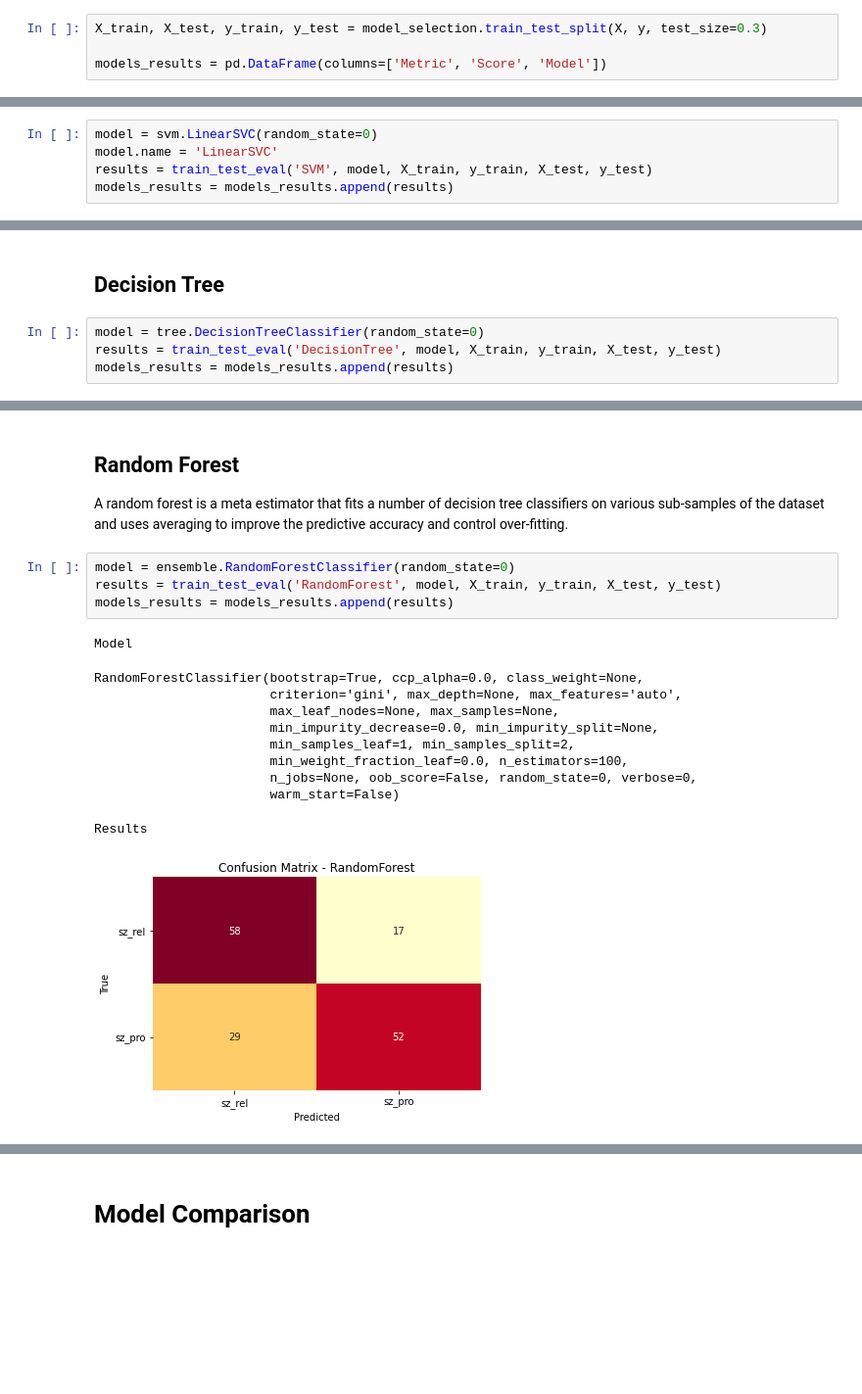
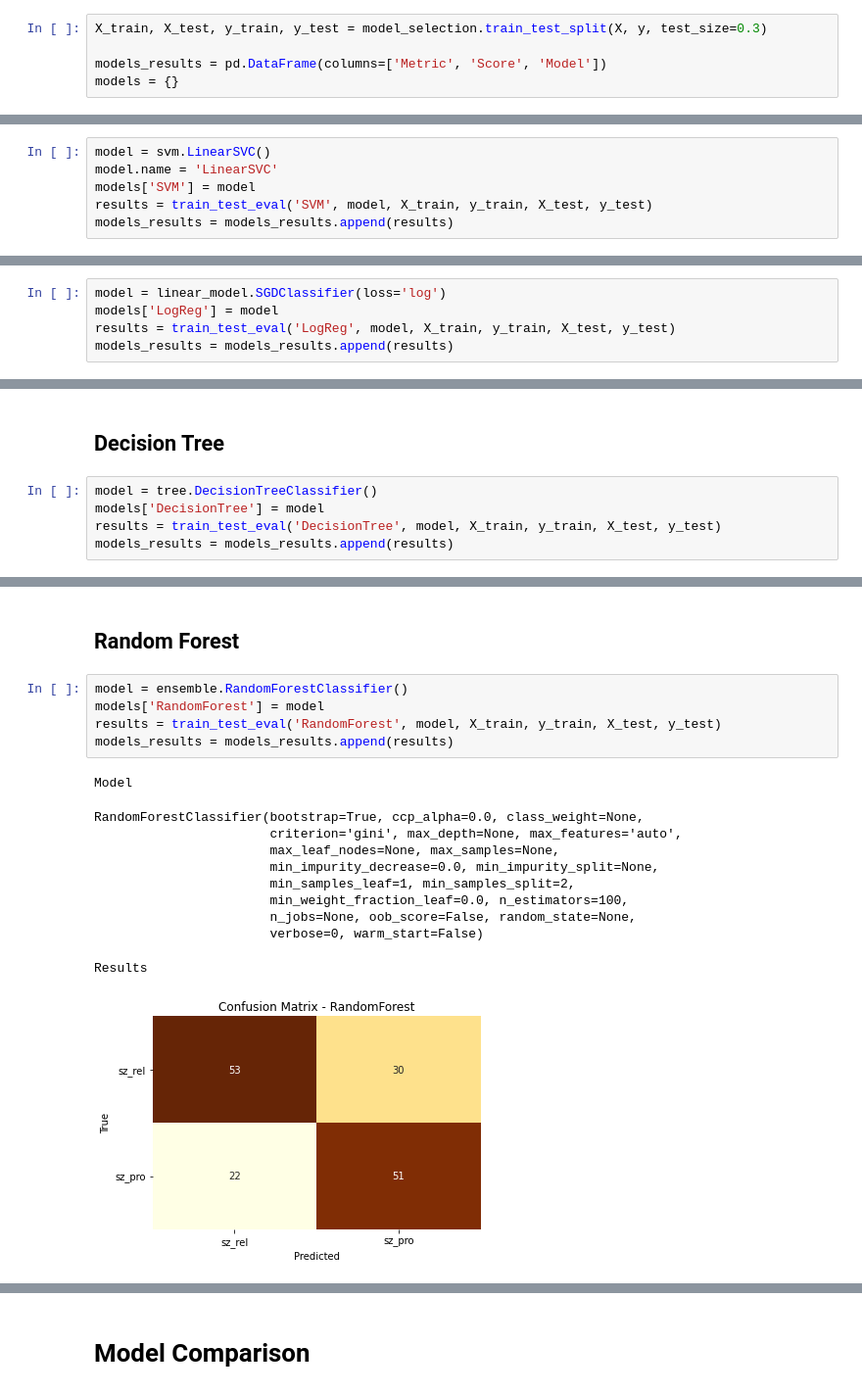
Before and after one commit to miriamdb/eeg_data_science, a Jupyter notebook: model/modeling.ipynb, the cells around one changed output, grey strips where cells are left out. Shown: that part at 98% size. Drawn from its saved outputs; the diff is of its cells as text; blank space fills up the shorter version.

```diff
--- a/model/modeling.ipynb
+++ b/model/modeling.ipynb
@@ -146,6 +141,7 @@ sns.barplot(y="features", x="selection", hue="method", data=dtf_features.sort_va
 X_train, X_test, y_train, y_test = model_selection.train_test_split(X, y, test_size=0.3)
 
 models_results = pd.DataFrame(columns=['Metric', 'Score', 'Model'])
+models = {}
 # %%
 def train_test_eval(model_name, model, X_train, y_train, X_test, y_test):
   model.fit(X_train, y_train)
@@ -240,8 +211,9 @@ Results
 # %% [markdown]
 ## SVM
 # %%
-model = svm.LinearSVC(random_state=0)
+model = svm.LinearSVC()
 model.name = 'LinearSVC'
+models['SVM'] = model
 results = train_test_eval('SVM', model, X_train, y_train, X_test, y_test)
 models_results = models_results.append(results)
 # %% [output]
@@ -266,0 +239,5 @@ Results
+# %%
+model = linear_model.SGDClassifier(loss='log')
+models['LogReg'] = model
+results = train_test_eval('LogReg', model, X_train, y_train, X_test, y_test)
+models_results = models_results.append(results)
@@ -267,7 +263,8 @@ Results
 # %% [markdown]
 ## Decision Tree
 # %%
-model = tree.DecisionTreeClassifier(random_state=0)
+model = tree.DecisionTreeClassifier()
+models['DecisionTree'] = model
 results = train_test_eval('DecisionTree', model, X_train, y_train, X_test, y_test)
 models_results = models_results.append(results)
 # %% [output]
@@ -292,21 +289,20 @@ Results
-# %% [markdown]
-## Random Forest
-
-A random forest is a meta estimator that fits a number of decision tree classifiers on various sub-samples of the dataset and uses averaging to improve the predictive accuracy and control over-fitting.
+# %% [markdown]
+## Random Forest
 # %%
-model = ensemble.RandomForestClassifier(random_state=0)
+model = ensemble.RandomForestClassifier()
+models['RandomForest'] = model
 results = train_test_eval('RandomForest', model, X_train, y_train, X_test, y_test)
 models_results = models_results.append(results)
 # %% [output]
 Model
 RandomForestClassifier(bootstrap=True, ccp_alpha=0.0, class_weight=None,
                        criterion='gini', max_depth=None, max_features='auto',
                        max_leaf_nodes=None, max_samples=None,
                        min_impurity_decrease=0.0, min_impurity_split=None,
                        min_samples_leaf=1, min_samples_split=2,
                        min_weight_fraction_leaf=0.0, n_estimators=100,
-                       n_jobs=None, oob_score=False, random_state=0, verbose=0,
-                       warm_start=False)
+                       n_jobs=None, oob_score=False, random_state=None,
+                       verbose=0, warm_start=False)
 Results
-[figure, old version]
+[figure, new version]
 |  | Metric | Score | Model |
```
Also changed, not shown: parts of 38 cells of this notebook.
